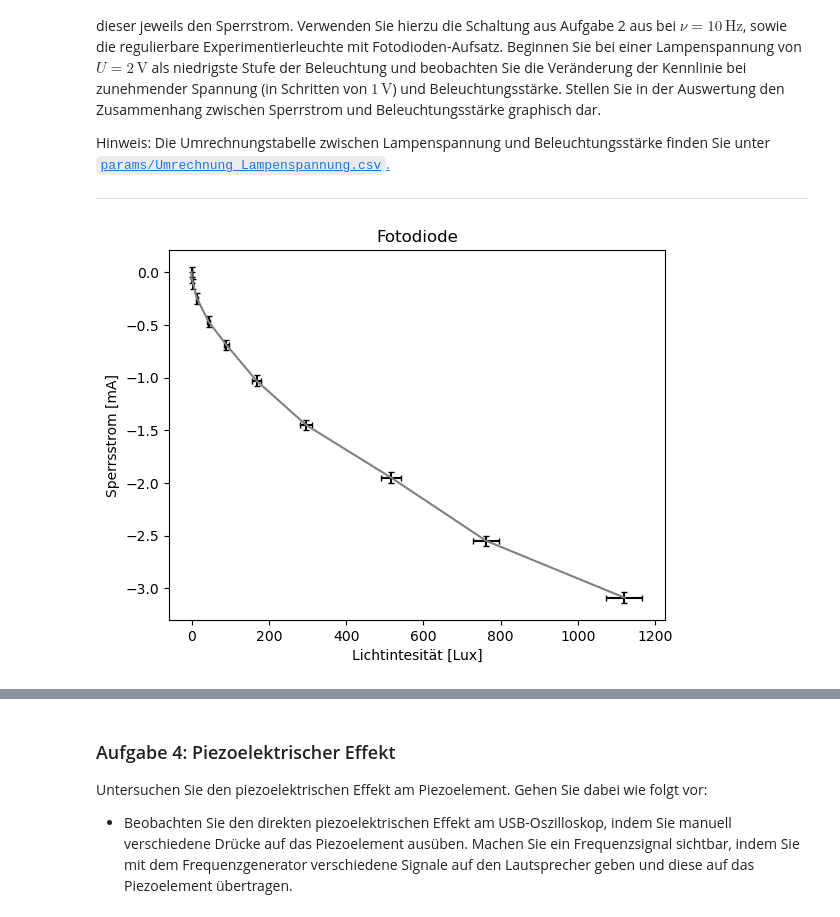
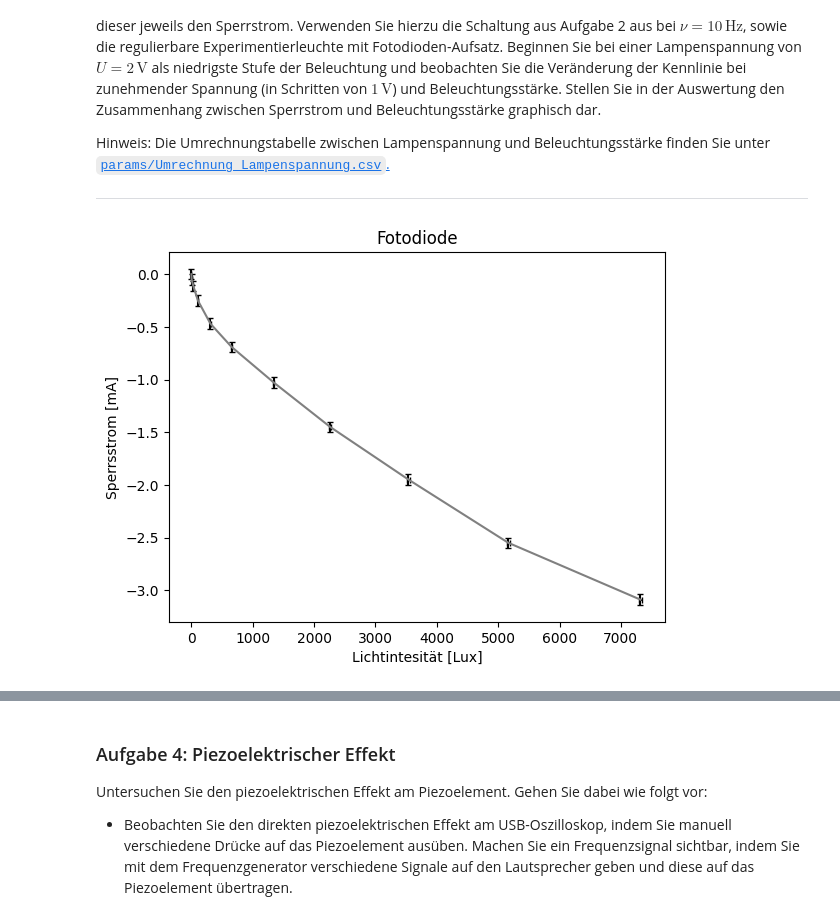
Before and after one commit to HerbertderGrosse/P2-sose-2024, a Jupyter notebook: Elektrische_Bauelemente/Elektrische_Bauelemente.ipynb, the cells around one changed output, grey strips where cells are left out. Saved outputs shown, nothing was run; the diff lists cells and outputs as text; code cells hidden in the pictures.

```diff
--- a/Elektrische_Bauelemente/Elektrische_Bauelemente.ipynb
+++ b/Elektrische_Bauelemente/Elektrische_Bauelemente.ipynb
@@ -469,14 +491,14 @@ Hinweis: Die Umrechnungstabelle zwischen Lampenspannung und Beleuchtungsstärke
 # %%
 belichtete_diode = np.array([[2,0],[3,-0.005],[4,-0.011],[5,-0.025],[6,-0.047],[7,-0.069],[8,-0.103],[9,-0.145],[10,-0.195],[11,-0.255],[12,-0.309]])
 R = 100
 umrechnung = pd.read_csv('params/Umrechnung_Lampenspannung.csv')
 umrechnung['factor'] = umrechnung['E (lux)']/umrechnung['U (V)']
-errx = 0.5*umrechnung['factor'][2:13]
-x_val = belichtete_diode[:,0]*umrechnung['factor'][2:13]
+errx = 0.05*umrechnung['factor'][2:24][::2]
+x_val = belichtete_diode[:,0]*umrechnung['factor'][2:24][::2]
 plt.errorbar(x_val,belichtete_diode[:,1]/R*1000,0.005/R*1000,errx,color='grey',ecolor='black',capsize=2)
 plt.title('Fotodiode')
 plt.ylabel('Sperrsstrom [mA]')
 plt.xlabel('Lichtintesität [Lux]')
 plt.show()
 # %% [output]
-[figure, old version]
+[figure, new version]
```
Also changed, not shown: parts of 9 cells of this notebook.
